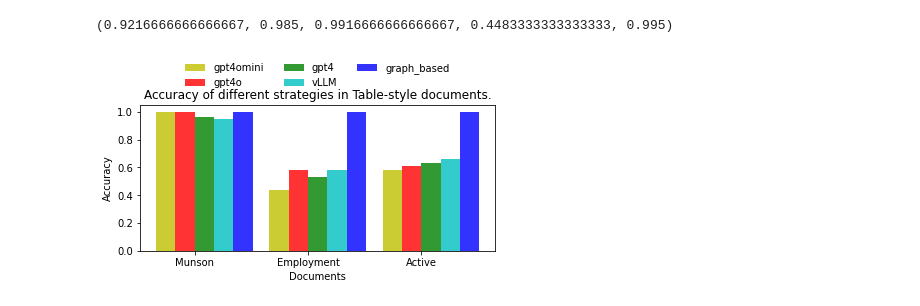
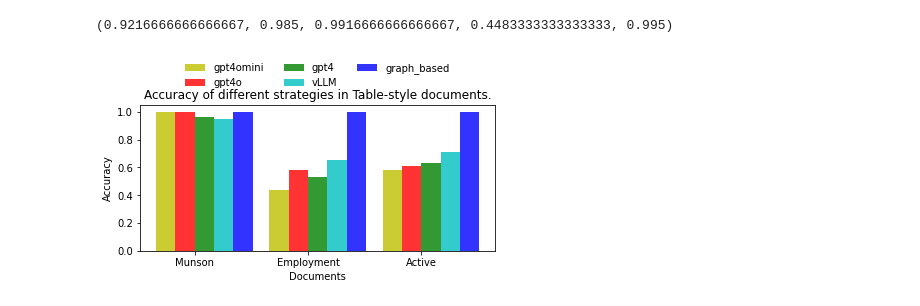
Before and after one commit to ucbepic/TWIX, a Jupyter notebook: src/plot.ipynb, the cells around one changed output. Saved outputs shown, nothing was run; the diff lists cells and outputs as text; code cells hidden in the pictures.

```diff
--- a/src/plot.ipynb
+++ b/src/plot.ipynb
@@ -156,7 +156,7 @@ import matplotlib.pyplot as plt
 gpt4omini = [1,0.44,0.58]
 gpt4o = [1,0.58,0.61]
 gpt4 = [0.96, 0.53, 0.63]
-vLLM = [0.95,0.58, 0.66]
+vLLM = [0.95,0.65, 0.71]
 graph_based = [1,1,1]
 
 # Labels for each group
@@ -173,34 +173,34 @@ index = np.arange(num_groups)
 
 # Bar width
 bar_width = 0.17
 
 # Opacity
 opacity = 0.8
 
 # Bar plots
 bar1 = plt.bar(index, gpt4omini, bar_width, alpha=opacity, color='y', label='gpt4omini')
 bar2 = plt.bar(index + bar_width, gpt4o, bar_width, alpha=opacity, color='r', label='gpt4o')
 bar3 = plt.bar(index + 2 * bar_width, gpt4, bar_width, alpha=opacity, color='g', label='gpt4')
 bar4 = plt.bar(index + 3 * bar_width, vLLM, bar_width, alpha=opacity, color='c', label='vLLM')
 bar5 = plt.bar(index + 4 * bar_width, graph_based, bar_width, alpha=opacity, color='b', label='graph_based')
 
 # Labeling
 plt.xlabel('Documents')
 plt.ylabel('Accuracy')
 plt.title('Accuracy of different strategies in Table-style documents.')
 #plt.xticks(index + bar_width, labels)
 plt.xticks(index + 1.5 * bar_width, labels)
 
 # Modify the legend to be horizontal and outside the plot area
 plt.legend(ncol=3, loc='upper center', bbox_to_anchor=(0.5, 1.35), frameon=False)
 
 # Adjust layout, increasing padding
 plt.tight_layout(pad=2.0)
 #plt.show()
 
 plt.savefig('/Users/yiminglin/Documents/Codebase/Pdf_reverse/plots/table_accuracy.pdf')
 # %% [output]
-[figure, old version]
+[figure, new version]
 # %%
 #plot accuracy for table-style doc
 
```
Also changed, not shown: parts of 1 cell of this notebook, 5 other files.
